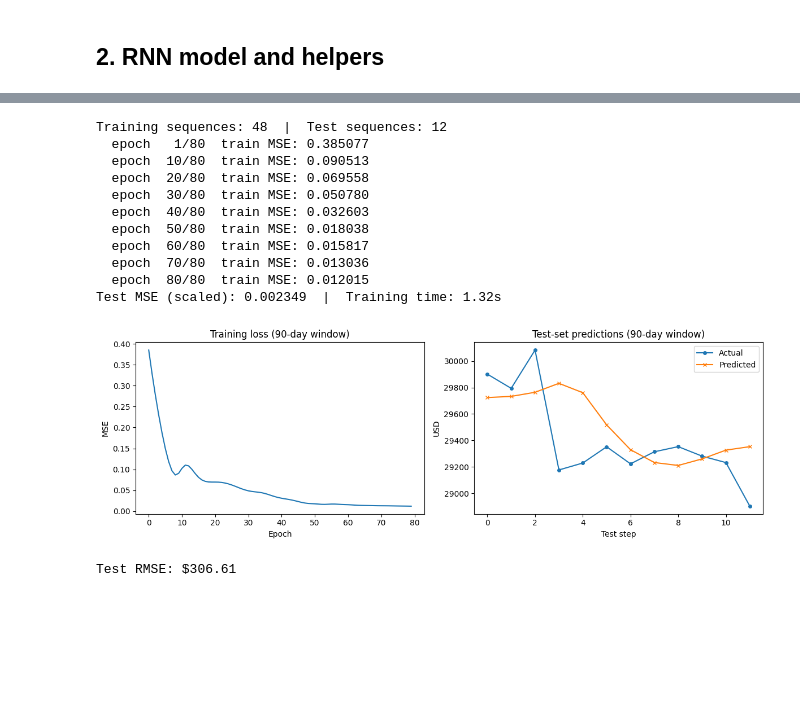
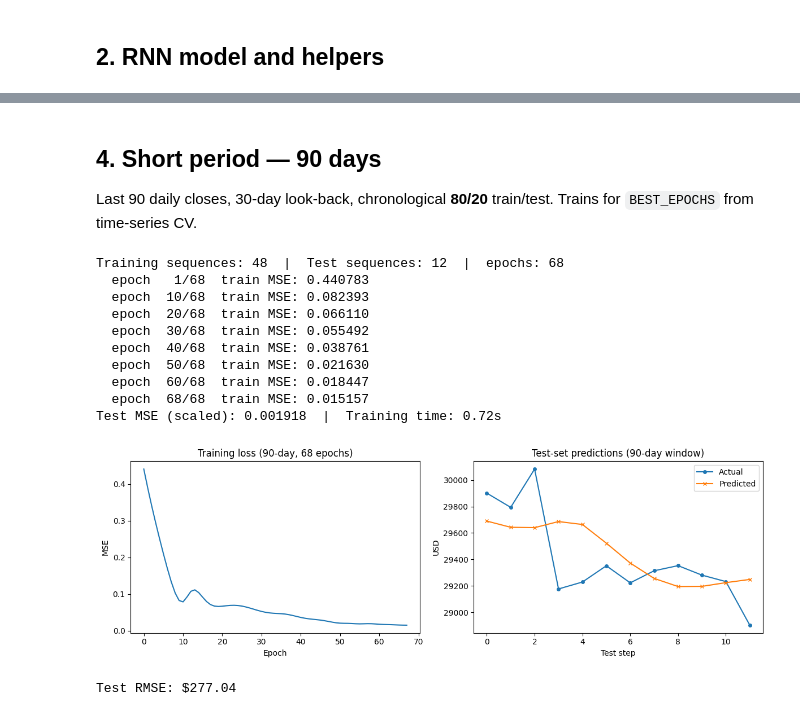
Before and after one commit to tomhait/infinitylabs, a Jupyter notebook: python/reccurent_networks/bitcoin_rnn.ipynb, the cells around one changed output, grey strips where cells are left out. Saved outputs shown, nothing was run; the diff lists cells and outputs as text; code cells hidden in the pictures; blank space fills up the shorter version.

```diff
--- a/python/reccurent_networks/bitcoin_rnn.ipynb
+++ b/python/reccurent_networks/bitcoin_rnn.ipynb
@@ -142,51 +364,60 @@ Training uses **early stopping** on validation MSE (patience = 10), then **re-tr
+# %% [markdown]
+## 4. Short period — 90 days
+
+Last 90 daily closes, 30-day look-back, chronological **80/20** train/test.
+Trains for `BEST_EPOCHS` from time-series CV.
 # %%
-SEQ_LEN = 30
 SHORT_DAYS = 90
 
 short_prices = daily.values[-SHORT_DAYS:]
 tensors, scaler = prepare_data(short_prices, seq_len=SEQ_LEN)
 
-print(f'Training sequences: {len(tensors["X_train"])}  |  Test sequences: {len(tensors["X_test"])}')
+print(
+    f'Training sequences: {len(tensors["X_train"])}  |  '
+    f'Test sequences: {len(tensors["X_test"])}  |  epochs: {BEST_EPOCHS}'
+)
 
-model_short, hist_short, test_mse_short, time_short = train_model(tensors, epochs=80)
+model_short, hist_short, test_mse_short, time_short, _ = train_model(
+    tensors, epochs=BEST_EPOCHS
+)
 print(f'Test MSE (scaled): {test_mse_short:.6f}  |  Training time: {time_short:.2f}s')
+
 model_short.eval()
 with torch.no_grad():
     preds_scaled = model_short(tensors['X_test']).cpu().numpy().flatten()
     true_scaled = tensors['y_test'].cpu().numpy().flatten()
 
 preds = inverse_scale(scaler, preds_scaled)
 true = inverse_scale(scaler, true_scaled)
 
 fig, axes = plt.subplots(1, 2, figsize=(12, 4))
-axes[0].plot(hist_short)
-axes[0].set_title('Training loss (90-day window)')
+axes[0].plot(hist_short['train'])
+axes[0].set_title(f'Training loss (90-day, {BEST_EPOCHS} epochs)')
 axes[0].set_xlabel('Epoch')
 axes[0].set_ylabel('MSE')
 
 axes[1].plot(true, label='Actual', marker='o', markersize=4)
 axes[1].plot(preds, label='Predicted', marker='x', markersize=4)
 axes[1].set_title('Test-set predictions (90-day window)')
 axes[1].set_xlabel('Test step')
 axes[1].set_ylabel('USD')
 axes[1].legend()
 plt.tight_layout()
 plt.show()
 
 rmse_usd = np.sqrt(np.mean((preds - true) ** 2))
 print(f'Test RMSE: ${rmse_usd:,.2f}')
 # %% [output]
-Training sequences: 48  |  Test sequences: 12
-  epoch   1/80  train MSE: 0.385077
-  epoch  10/80  train MSE: 0.090513
-  epoch  20/80  train MSE: 0.069558
-  epoch  30/80  train MSE: 0.050780
-  epoch  40/80  train MSE: 0.032603
-  epoch  50/80  train MSE: 0.018038
-  epoch  60/80  train MSE: 0.015817
-  epoch  70/80  train MSE: 0.013036
-  epoch  80/80  train MSE: 0.012015
-Test MSE (scaled): 0.002349  |  Training time: 1.32s
+Training sequences: 48  |  Test sequences: 12  |  epochs: 68
+  epoch   1/68  train MSE: 0.440783
+  epoch  10/68  train MSE: 0.082393
+  epoch  20/68  train MSE: 0.066110
+  epoch  30/68  train MSE: 0.055492
+  epoch  40/68  train MSE: 0.038761
+  epoch  50/68  train MSE: 0.021630
+  epoch  60/68  train MSE: 0.018447
+  epoch  68/68  train MSE: 0.015157
+Test MSE (scaled): 0.001918  |  Training time: 0.72s
-[figure, old version]
+[figure, new version]
-Test RMSE: $306.61
+Test RMSE: $277.04
 # %% [markdown]
```
Also changed, not shown: parts of 12 cells of this notebook, 1 other file.
